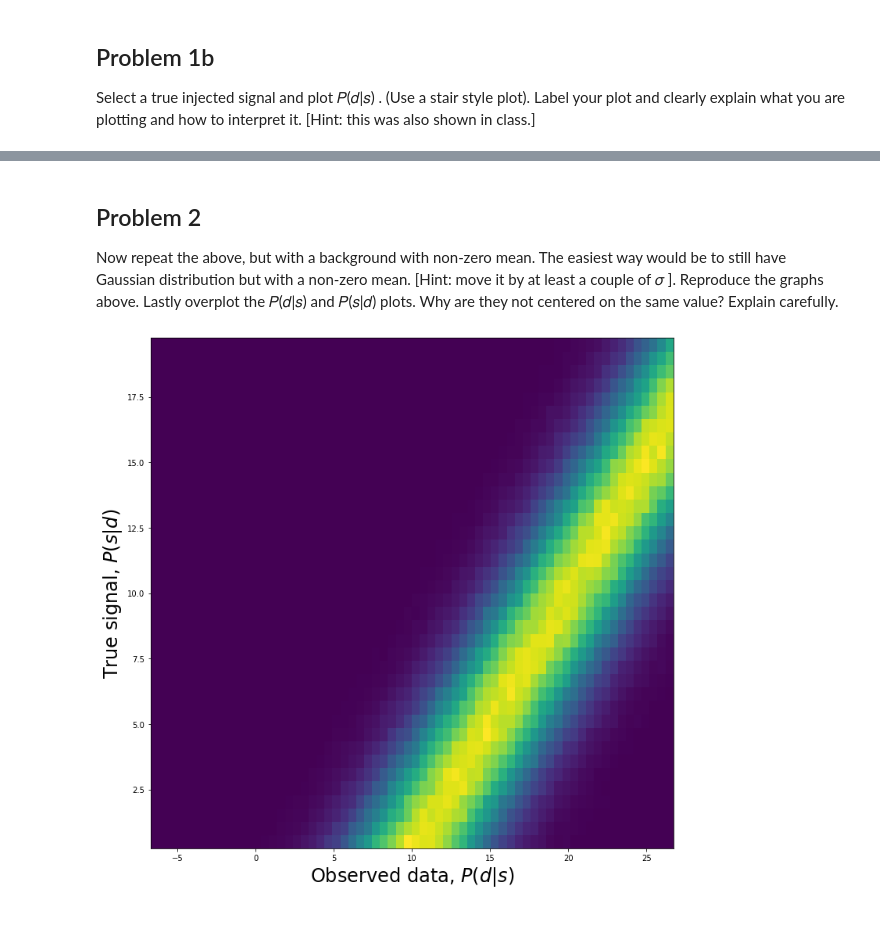
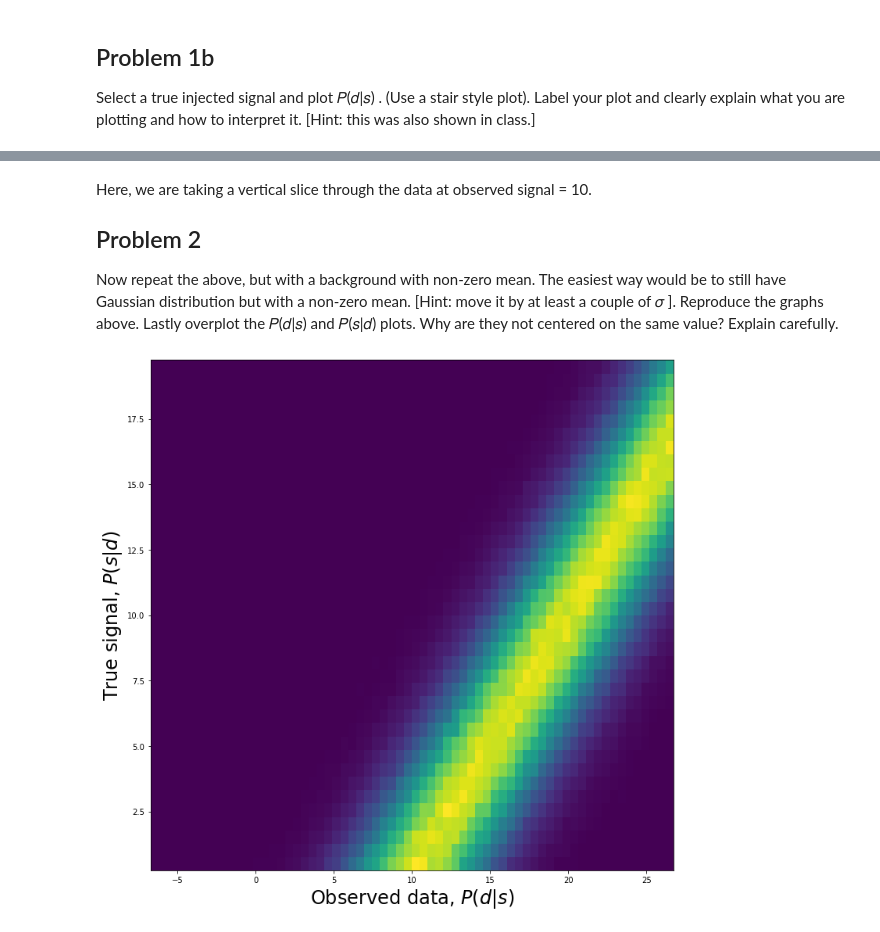
Before and after one commit to maria8ch/Phys434_BigData, a Jupyter notebook: Chernyavskaya_HW5.ipynb, the cells around one changed output, grey strips where cells are left out. Saved outputs shown, nothing was run; the diff lists cells and outputs as text; code cells hidden in the pictures.

```diff
--- a/Chernyavskaya_HW5.ipynb
+++ b/Chernyavskaya_HW5.ipynb
@@ -37,21 +71,23 @@ Select an observed data value and plot  𝑃(𝑠|𝑑) . (Use a stair style plo
 # %% [markdown]
+Here, we are taking a vertical slice through the data at observed signal = 10.
+
 ## Problem 2
 Now repeat the above, but with a background with non-zero mean. The easiest way would be to still have Gaussian distribution but with a non-zero mean. [Hint: move it by at least a couple of  𝜎 ]. Reproduce the graphs above. Lastly overplot the  𝑃(𝑑|𝑠)  and  𝑃(𝑠|𝑑)  plots. Why are they not centered on the same value? Explain carefully.
 # %%
-background = stats.norm.rvs(loc=10, scale=3, size=1000000)
-signal = stats.uniform.rvs(loc=0, scale=20, size=1000000)
+background2 = stats.norm.rvs(loc=10, scale=3, size=1000000)
+signal2 = stats.uniform.rvs(loc=0, scale=20, size=1000000)
 # %%
-data = background + signal
+data2 = background2 + signal2
 
-signaledges = np.linspace(0,20,40)
-dataedges = np.linspace(-7,27,68)
+signaledges2 = np.linspace(0,20,40)
+dataedges2 = np.linspace(-7,27,68)
 
-Psd, temp, temp2= np.histogram2d(data,signal, bins=[dataedges,signaledges], density=True)
+Psd2, temp3, temp4= np.histogram2d(data2,signal2, bins=[dataedges2,signaledges2], density=True)
 
-datacenters = (dataedges[:-1] + dataedges[1:]) / 2
-signalcenters = (signaledges[:-1] + signaledges[1:]) / 2
-plt.pcolormesh(datacenters,signalcenters,Psd.T)
+datacenters2 = (dataedges2[:-1] + dataedges2[1:]) / 2
+signalcenters2 = (signaledges2[:-1] + signaledges2[1:]) / 2
+plt.pcolormesh(datacenters2,signalcenters2,Psd2.T)
 plt.ylabel('True signal, $P(s|d)$', fontsize = 24)
 plt.xlabel('Observed data, $P(d|s)$', fontsize = 24);
 # %% [output]
-[figure, old version]
+[figure, new version]
```
Also changed, not shown: parts of 10 cells of this notebook.
